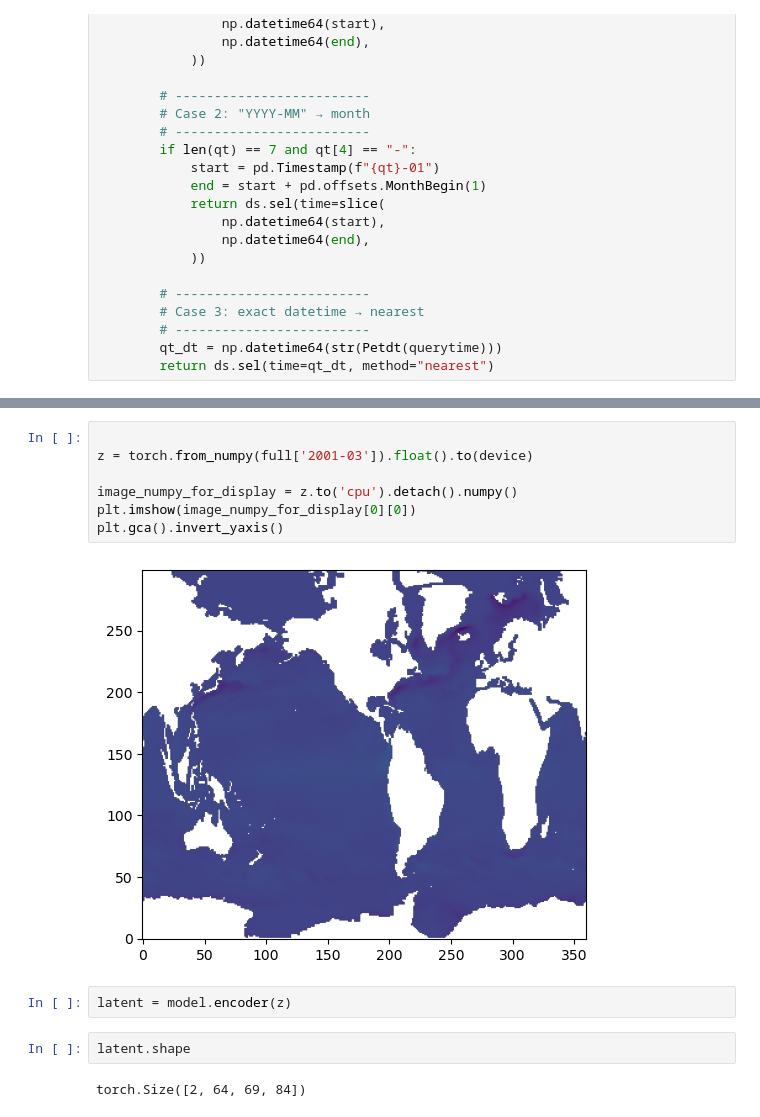
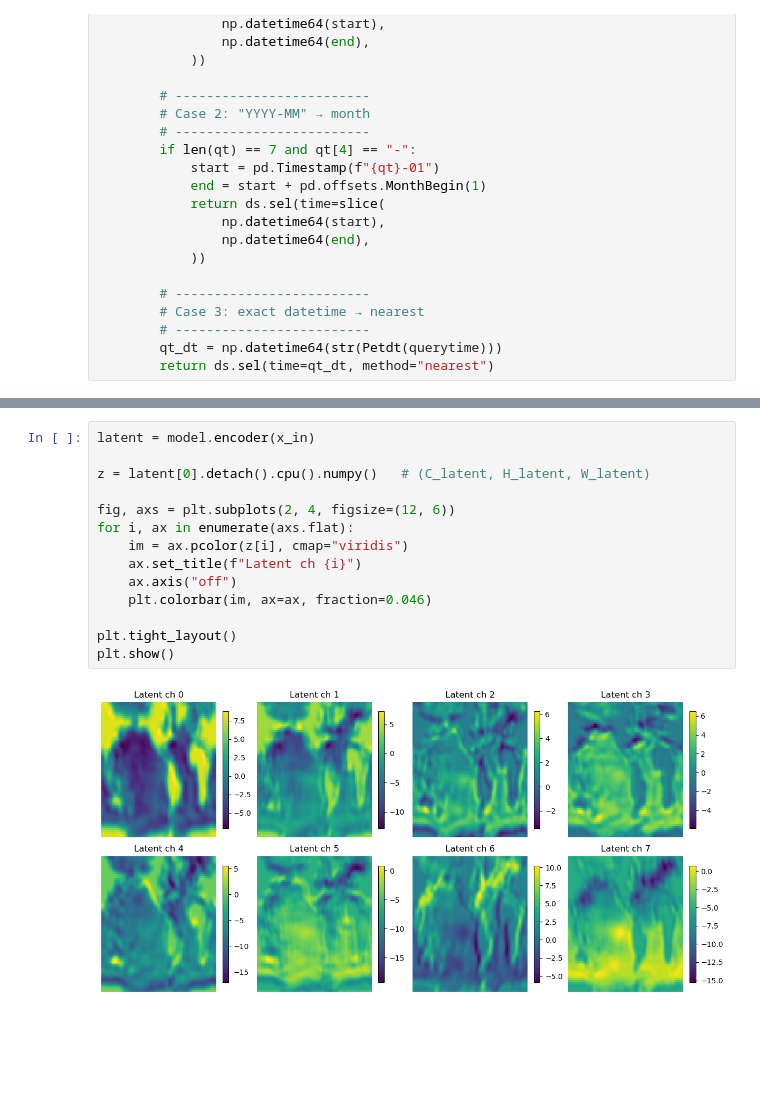
Before and after one commit to PaulSpence/OM2-emulator, a Jupyter notebook: notebooks/AutoEncoder_om2.ipynb, the cells around one changed output, grey strips where cells are left out. Drawn from its saved outputs; the diff is of its cells as text; blank space fills up the shorter version.

```diff
--- a/notebooks/AutoEncoder_om2.ipynb
+++ b/notebooks/AutoEncoder_om2.ipynb
@@ -409,15 +485,16 @@ plt.imshow(image_numpy_for_display[0][0])
-# %%
-
-z = torch.from_numpy(full['2001-03']).float().to(device)
-
-image_numpy_for_display = z.to('cpu').detach().numpy()
-plt.imshow(image_numpy_for_display[0][0])
-plt.gca().invert_yaxis()
-# %% [output]
-[figure, removed]
-# %%
-latent = model.encoder(z)
 # %%
-latent.shape
+latent = model.encoder(x_in)
+
+z = latent[0].detach().cpu().numpy()   # (C_latent, H_latent, W_latent)
+
+fig, axs = plt.subplots(2, 4, figsize=(12, 6))
+for i, ax in enumerate(axs.flat):
+    im = ax.pcolor(z[i], cmap="viridis")
+    ax.set_title(f"Latent ch {i}")
+    ax.axis("off")
+    plt.colorbar(im, ax=ax, fraction=0.046)
+
+plt.tight_layout()
+plt.show()
 # %% [output]
-torch.Size([2, 64, 69, 84])
+[figure, added]
```
Also changed, not shown: parts of 19 cells of this notebook.
